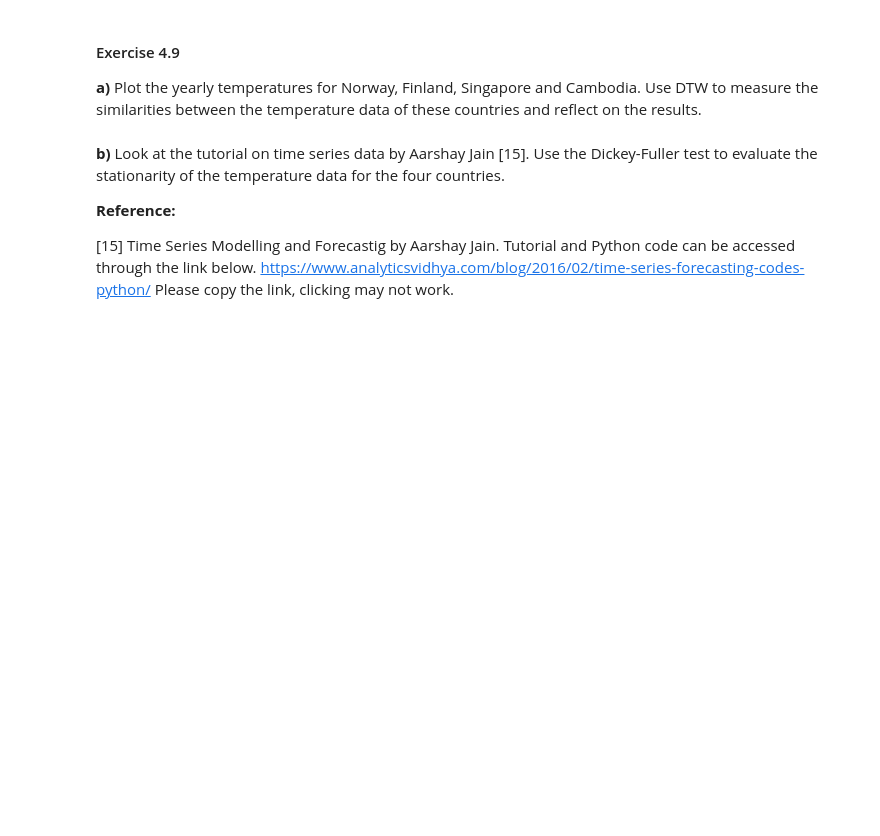
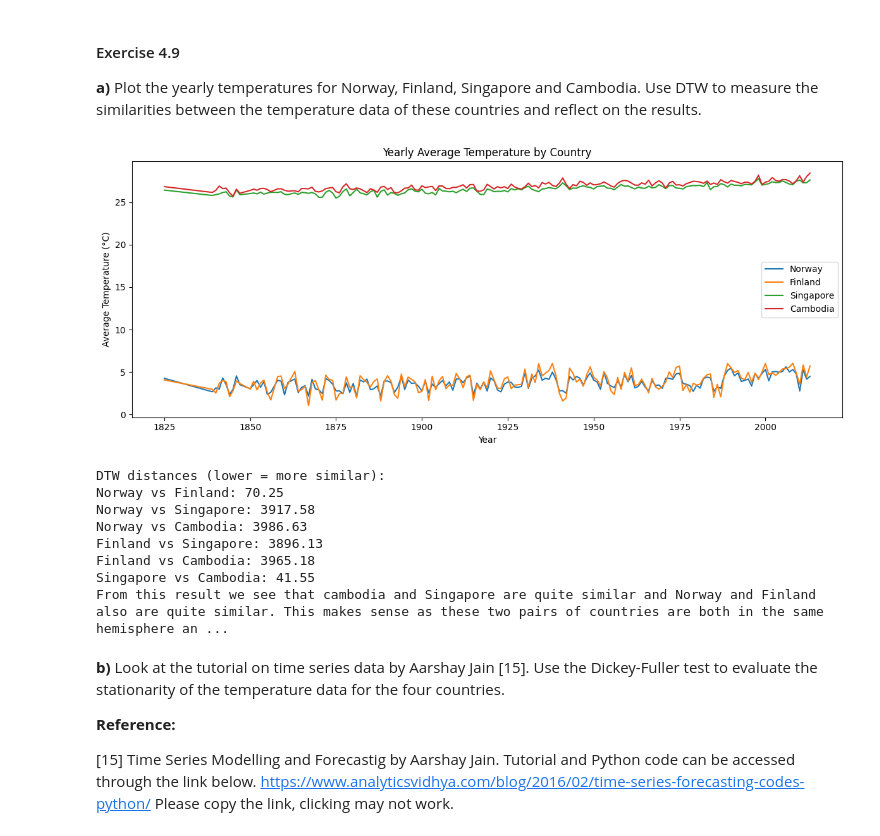
Before and after one commit to KundaiMutuwira/Data_Science_Class, a Jupyter notebook: DS2024_2025_TS_Assignment_Student_Version_1.ipynb, the cells around one changed output. Saved outputs shown, nothing was run; the diff lists cells and outputs as text; code cells hidden in the pictures; blank space fills up the shorter version.

```diff
--- a/DS2024_2025_TS_Assignment_Student_Version_1.ipynb
+++ b/DS2024_2025_TS_Assignment_Student_Version_1.ipynb
@@ -940,6 +969,9 @@ Time series prediction
 2. https://www.analyticsvidhya.com/blog/2015/12/complete-tutorial-time-series-modeling/
 # %%
 # for this exercise you need statsmodel package
+city_data = pd.read_csv('../GlobalLandTemperaturesByCity.csv')
+city_data["dt"] = pd.to_datetime(city_data["dt"], errors="coerce")
+city_data["year"] = city_data["dt"].dt.year
 # %% [markdown]
 #### Exercise 4.9
 **a)** Plot the yearly temperatures for Norway, Finland, Singapore and Cambodia. Use DTW to measure the similarities between the temperature data of these countries and reflect on the results.
@@ -948,3 +978,53 @@ Time series prediction
+# %%
+# 4.9 a) put your code here
+countries = ["Norway", "Finland", "Singapore", "Cambodia"]
+
+yearly = (
+    city_data[city_data["Country"].isin(countries)]
+    .dropna(subset=["AverageTemperature", "year"])
+    .groupby(["Country", "year"])["AverageTemperature"]
+    .mean()
+    .reset_index()
+)
+
+# yearly.head(10)
+
+yearly_pivot = yearly.pivot(index="year", columns="Country", values="AverageTemperature").dropna()
+
+plt.figure(figsize=(12, 5))
+for c in countries:
+    plt.plot(yearly_pivot.index, yearly_pivot[c], label=c)
+plt.title("Yearly Average Temperature by Country")
+plt.xlabel("Year")
+plt.ylabel("Average Temperature (°C)")
+plt.legend()
+plt.tight_layout()
+plt.show()
+
+dtw = KnnDtw(n_neighbors=0, max_warping_window=20, subsample_step=1)
+
+series = {
+    c: yearly_pivot[c].values
+    for c in countries
+}
+
+print("DTW distances (lower = more similar):")
+for i, c1 in enumerate(countries):
+    for c2 in countries[i + 1:]:
+        dist = dtw._dtw_distance(series[c1], series[c2])
+        print(f"{c1} vs {c2}: {dist:.2f}")
+
+print("From this result we see that cambodia and Singapore are quite similar and Norway and Finland also are quite similar. This makes sense as these two pairs of countries are both in the same hemisphere and are also located relatively close to each other.")
+# %% [output]
+[figure, added]
+DTW distances (lower = more similar):
+Norway vs Finland: 70.25
+Norway vs Singapore: 3917.58
+Norway vs Cambodia: 3986.63
+Finland vs Singapore: 3896.13
+Finland vs Cambodia: 3965.18
+Singapore vs Cambodia: 41.55
+From this result we see that cambodia and Singapore are quite similar and Norway and Finland also are quite similar. This makes sense as these two pairs of countries are both in the same hemisphere an ...
 # %% [markdown]
 **b)** Look at the tutorial on time series data by Aarshay Jain [15]. Use the Dickey-Fuller test to evaluate the stationarity of the temperature data for the four countries.
 
```
Also changed, not shown: parts of 6 cells of this notebook.
